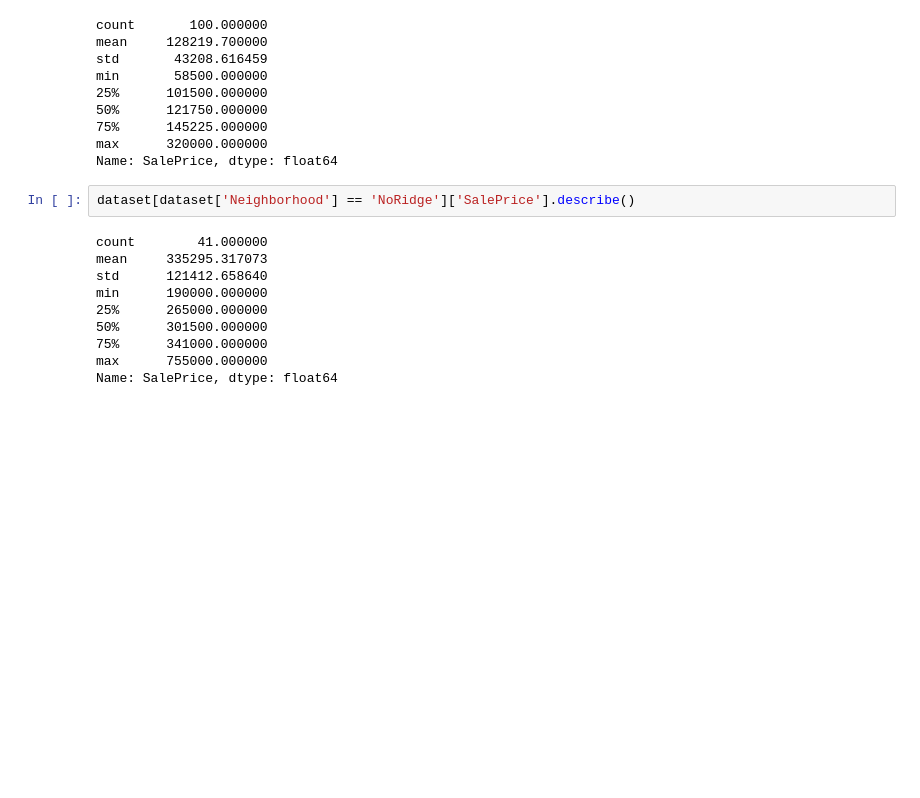
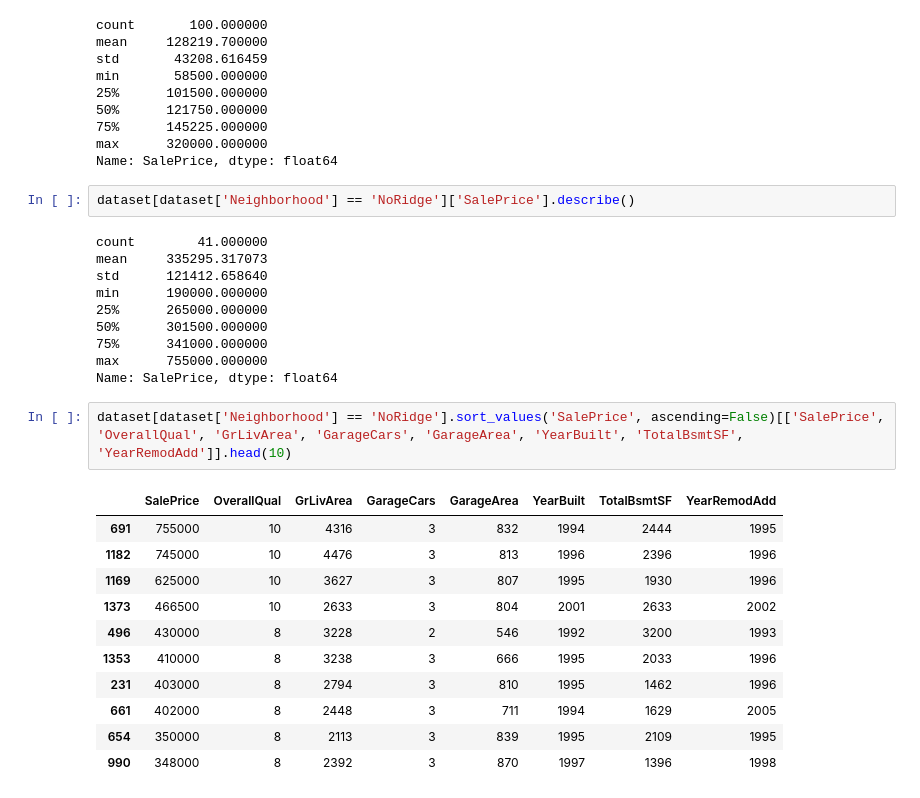
Before and after one commit to kogimurio/house_sales_prediction, a Jupyter notebook: saales_price_predictions.ipynb, the cells around one changed output. Drawn from its saved outputs; the diff is of its cells as text; blank space fills up the shorter version.

```diff
--- a/saales_price_predictions.ipynb
+++ b/saales_price_predictions.ipynb
@@ -3604,3 +3946,17 @@ min      190000.000000
 75%      341000.000000
 max      755000.000000
 Name: SalePrice, dtype: float64
+# %%
+dataset[dataset['Neighborhood'] == 'NoRidge'].sort_values('SalePrice', ascending=False)[['SalePrice', 'OverallQual', 'GrLivArea', 'GarageCars', 'GarageArea', 'YearBuilt', 'TotalBsmtSF', 'YearRemodAdd']].head(10)
+# %% [output]
+|  | SalePrice | OverallQual | GrLivArea | GarageCars | GarageArea | YearBuilt | TotalBsmtSF | YearRemodAdd |
+| 691 | 755000 | 10 | 4316 | 3 | 832 | 1994 | 2444 | 1995 |
+| 1182 | 745000 | 10 | 4476 | 3 | 813 | 1996 | 2396 | 1996 |
+| 1169 | 625000 | 10 | 3627 | 3 | 807 | 1995 | 1930 | 1996 |
+| 1373 | 466500 | 10 | 2633 | 3 | 804 | 2001 | 2633 | 2002 |
+| 496 | 430000 | 8 | 3228 | 2 | 546 | 1992 | 3200 | 1993 |
+| 1353 | 410000 | 8 | 3238 | 3 | 666 | 1995 | 2033 | 1996 |
+| 231 | 403000 | 8 | 2794 | 3 | 810 | 1995 | 1462 | 1996 |
+| 661 | 402000 | 8 | 2448 | 3 | 711 | 1994 | 1629 | 2005 |
+| 654 | 350000 | 8 | 2113 | 3 | 839 | 1995 | 2109 | 1995 |
+| 990 | 348000 | 8 | 2392 | 3 | 870 | 1997 | 1396 | 1998 |
```
Also changed, not shown: parts of 62 cells of this notebook.
